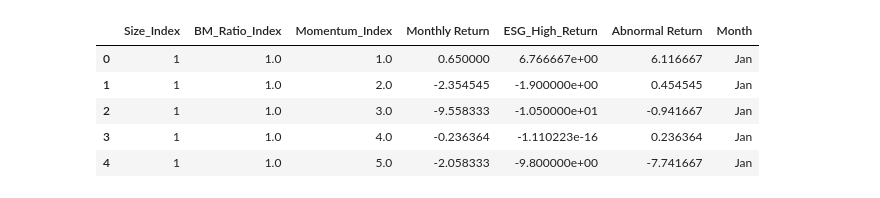
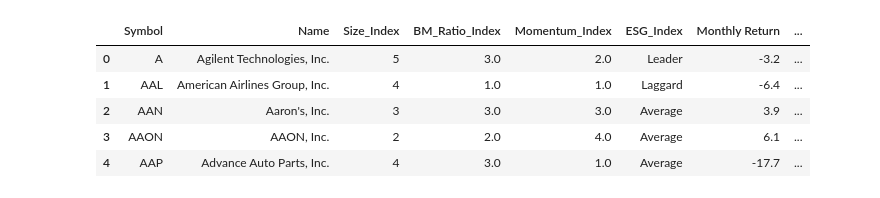
Before and after one commit to sunshineluyao/ESG_with_benchmark, a Jupyter notebook: Categorization/Overview.ipynb, the cells around one changed output. Drawn from its saved outputs; the diff is of its cells as text; code cells hidden in the pictures.

```diff
--- a/Categorization/Overview.ipynb
+++ b/Categorization/Overview.ipynb
@@ -8,22 +8,22 @@ import numpy as np
 pd.set_option('display.max_columns', None)
 pd.set_option('display.max_rows', None)
 # %%
-df_Overview_Jan= pd.read_csv("https://raw.githubusercontent.com/sunshineluyao/ESG_with_benchmark/main/Categorization/Overview_Jan.csv", index_col='Unnamed: 0')
-df_Overview_Feb= pd.read_csv("https://raw.githubusercontent.com/sunshineluyao/ESG_with_benchmark/main/Categorization/Overview_Feb.csv", index_col='Unnamed: 0')
-df_Overview_Mar= pd.read_csv("https://raw.githubusercontent.com/sunshineluyao/ESG_with_benchmark/main/Categorization/Overview_March.csv", index_col='Unnamed: 0')
-df_Overview_Apr= pd.read_csv("https://raw.githubusercontent.com/sunshineluyao/ESG_with_benchmark/main/Categorization/Overview_Apr.csv", index_col='Unnamed: 0')
-df_Overview_May= pd.read_csv("https://raw.githubusercontent.com/sunshineluyao/ESG_with_benchmark/main/Categorization/Overview_May.csv", index_col='Unnamed: 0')
-df_Overview_Jun= pd.read_csv("https://raw.githubusercontent.com/sunshineluyao/ESG_with_benchmark/main/Categorization/Overview_Jun.csv", index_col='Unnamed: 0')
-df_Overview_Jul= pd.read_csv("https://raw.githubusercontent.com/sunshineluyao/ESG_with_benchmark/main/Categorization/Overview_Jul.csv", index_col='Unnamed: 0')
-df_Overview_Aug= pd.read_csv("https://raw.githubusercontent.com/sunshineluyao/ESG_with_benchmark/main/Categorization/Overview_Aug.csv", index_col='Unnamed: 0')
-df_Overview_Sep= pd.read_csv("https://raw.githubusercontent.com/sunshineluyao/ESG_with_benchmark/main/Categorization/Overview_Sep.csv", index_col='Unnamed: 0')
+df_Overview_Jan= pd.read_csv("https://raw.githubusercontent.com/sunshineluyao/ESG_with_benchmark/main/Categorization/Jan_AR.csv",index_col='Unnamed: 0')
+df_Overview_Feb= pd.read_csv("https://raw.githubusercontent.com/sunshineluyao/ESG_with_benchmark/main/Categorization/Feb_AR.csv",index_col='Unnamed: 0')
+df_Overview_Mar= pd.read_csv("https://raw.githubusercontent.com/sunshineluyao/ESG_with_benchmark/main/Categorization/Mar_AR.csv",index_col='Unnamed: 0')
+df_Overview_Apr= pd.read_csv("https://raw.githubusercontent.com/sunshineluyao/ESG_with_benchmark/main/Categorization/Apr_AR.csv",index_col='Unnamed: 0')
+df_Overview_May= pd.read_csv("https://raw.githubusercontent.com/sunshineluyao/ESG_with_benchmark/main/Categorization/May_AR.csv",index_col='Unnamed: 0')
+df_Overview_Jun= pd.read_csv("https://raw.githubusercontent.com/sunshineluyao/ESG_with_benchmark/main/Categorization/Jun_AR.csv",index_col='Unnamed: 0')
+df_Overview_Jul= pd.read_csv("https://raw.githubusercontent.com/sunshineluyao/ESG_with_benchmark/main/Categorization/Jul_AR.csv",index_col='Unnamed: 0')
+df_Overview_Aug= pd.read_csv("https://raw.githubusercontent.com/sunshineluyao/ESG_with_benchmark/main/Categorization/Aug_AR.csv",index_col='Unnamed: 0')
+df_Overview_Sep= pd.read_csv("https://raw.githubusercontent.com/sunshineluyao/ESG_with_benchmark/main/Categorization/Sep_AR.csv",index_col='Unnamed: 0')
 # %%
-df_Overview=df_Overview_Jan.append([df_Overview_Feb,df_Overview_Mar,df_Overview_Apr,df_Overview_May,df_Overview_Jun,df_Overview_Jul,df_Overview_Aug ])
+df_Overview=df_Overview_Jan.append([df_Overview_Feb,df_Overview_Mar,df_Overview_Apr,df_Overview_May,df_Overview_Jun,df_Overview_Jul,df_Overview_Aug,df_Overview_Sep ])
 df_Overview.head()
 # %% [output]
-|  | Size_Index | BM_Ratio_Index | Momentum_Index | Monthly Return | ESG_High_Return | Abnormal Return | Month |
-| 0 | 1 | 1.0 | 1.0 | 0.650000 | 6.766667e+00 | 6.116667 | Jan |
-| 1 | 1 | 1.0 | 2.0 | -2.354545 | -1.900000e+00 | 0.454545 | Jan |
-| 2 | 1 | 1.0 | 3.0 | -9.558333 | -1.050000e+01 | -0.941667 | Jan |
-| 3 | 1 | 1.0 | 4.0 | -0.236364 | -1.110223e-16 | 0.236364 | Jan |
-| 4 | 1 | 1.0 | 5.0 | -2.058333 | -9.800000e+00 | -7.741667 | Jan |
+|  | Symbol | Name | Size_Index | BM_Ratio_Index | Momentum_Index | ESG_Index | Monthly Return | ... |
+| 0 | A | Agilent Technologies, Inc. | 5 | 3.0 | 2.0 | Leader | -3.2 | ... |
+| 1 | AAL | American Airlines Group, Inc. | 4 | 1.0 | 1.0 | Laggard | -6.4 | ... |
+| 2 | AAN | Aaron's, Inc. | 3 | 3.0 | 3.0 | Average | 3.9 | ... |
+| 3 | AAON | AAON, Inc. | 2 | 2.0 | 4.0 | Average | 6.1 | ... |
+| 4 | AAP | Advance Auto Parts, Inc. | 4 | 3.0 | 1.0 | Average | -17.7 | ... |
```
Also changed, not shown: parts of 16 cells of this notebook.
